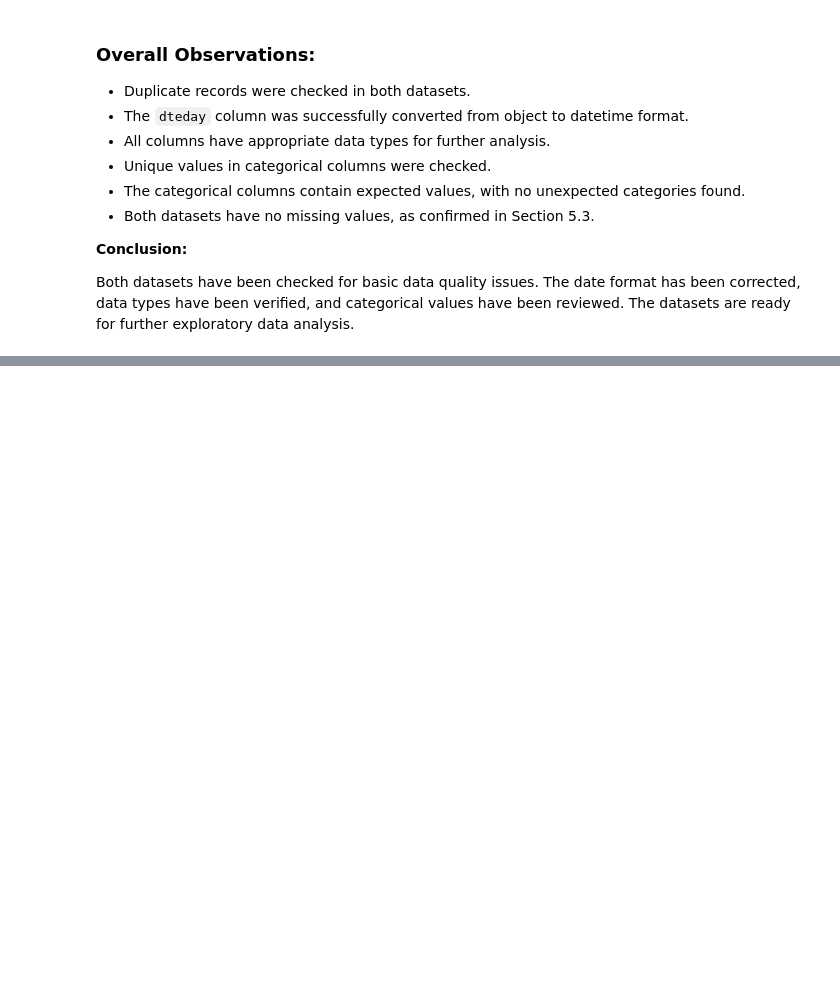
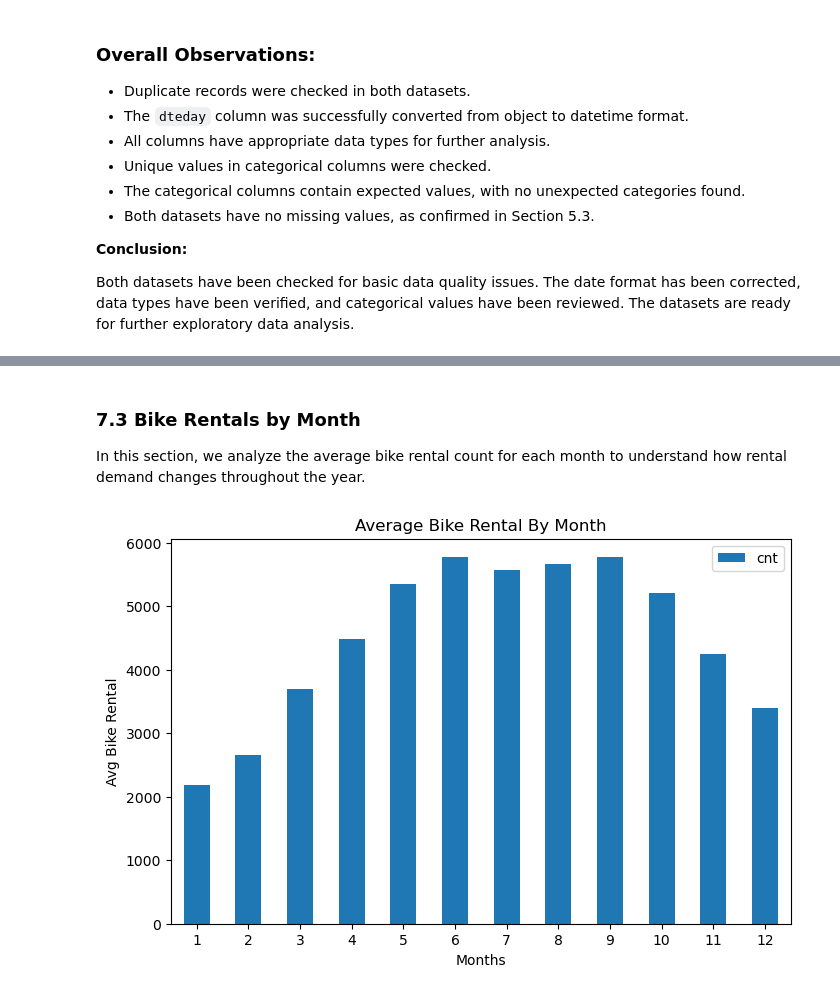
Before and after one commit to ChaitanyaGirase/Bike-Rental-Prediction, a Jupyter notebook: notebooks/bike_rental_analysis.ipynb, the cells around one changed output, grey strips where cells are left out. Saved outputs shown, nothing was run; the diff lists cells and outputs as text; code cells hidden in the pictures; blank space fills up the shorter version.

```diff
--- a/notebooks/bike_rental_analysis.ipynb
+++ b/notebooks/bike_rental_analysis.ipynb
@@ -349,0 +500,14 @@ Both datasets have been checked for basic data quality issues. The date format h
+# %% [markdown]
+### 7.3 Bike Rentals by Month
+
+In this section, we analyze the average bike rental count for each month to understand how rental demand changes throughout the year.
+# %%
+monthly_rentals = day_df.groupby(by='mnth').agg({'cnt':'mean'})
+monthly_rentals.plot(kind= 'bar', figsize=(8, 5))
+plt.title("Average Bike Rental By Month")
+plt.xlabel("Months")
+plt.ylabel("Avg Bike Rental")
+plt.xticks(rotation=0)
+plt.show()
+# %% [output]
+[figure, added]
```
Also changed, not shown: parts of 50 cells of this notebook.
